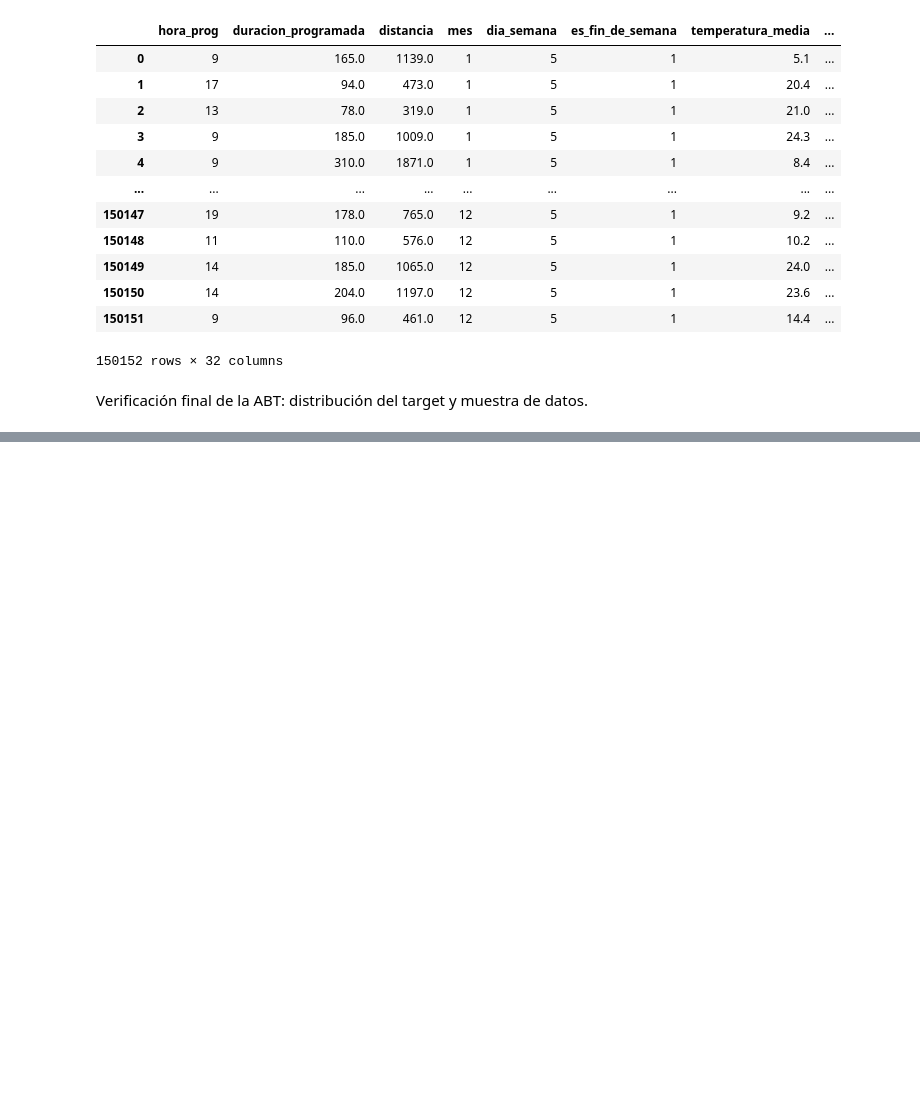
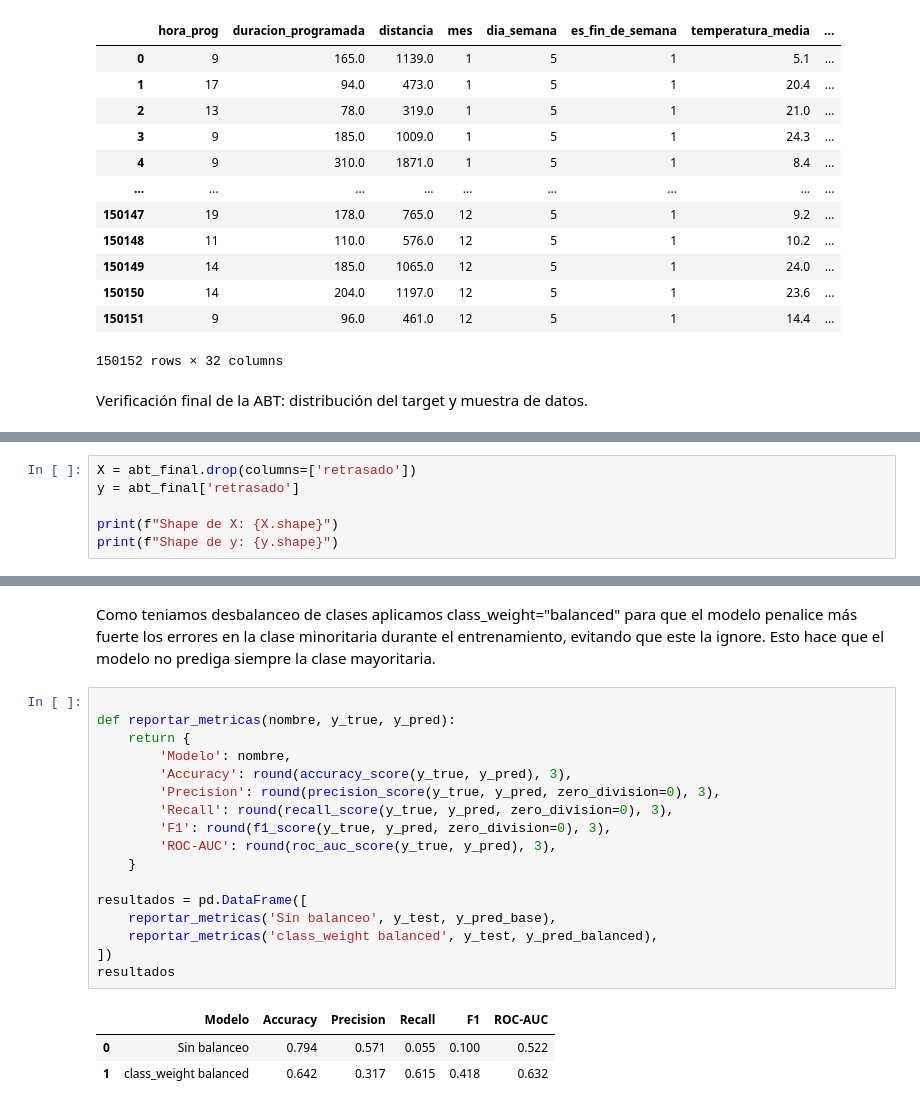
Before and after one commit to Guadacarro/TP_IA, a Jupyter notebook: tp.ipynb, the cells around one changed output, grey strips where cells are left out. Drawn from its saved outputs; the diff is of its cells as text; blank space fills up the shorter version.

```diff
--- a/tp.ipynb
+++ b/tp.ipynb
@@ -1079,0 +1124,6 @@ memory usage: 17.2 MB
+# %%
+X = abt_final.drop(columns=['retrasado'])
+y = abt_final['retrasado']
+
+print(f"Shape de X: {X.shape}")
+print(f"Shape de y: {y.shape}")
@@ -1079,0 +1182,23 @@ memory usage: 17.2 MB
+# %% [markdown]
+Como teniamos desbalanceo de clases aplicamos class_weight="balanced" para que el modelo penalice más fuerte los errores en la clase minoritaria durante el entrenamiento, evitando que este la ignore. Esto hace que el modelo no prediga siempre la clase mayoritaria.
+# %%
+
+def reportar_metricas(nombre, y_true, y_pred):
+    return {
+        'Modelo': nombre,
+        'Accuracy': round(accuracy_score(y_true, y_pred), 3),
+        'Precision': round(precision_score(y_true, y_pred, zero_division=0), 3),
+        'Recall': round(recall_score(y_true, y_pred, zero_division=0), 3),
+        'F1': round(f1_score(y_true, y_pred, zero_division=0), 3),
+        'ROC-AUC': round(roc_auc_score(y_true, y_pred), 3),
+    }
+
+resultados = pd.DataFrame([
+    reportar_metricas('Sin balanceo', y_test, y_pred_base),
+    reportar_metricas('class_weight balanced', y_test, y_pred_balanced),
+])
+resultados
+# %% [output]
+|  | Modelo | Accuracy | Precision | Recall | F1 | ROC-AUC |
+| 0 | Sin balanceo | 0.794 | 0.571 | 0.055 | 0.100 | 0.522 |
+| 1 | class_weight balanced | 0.642 | 0.317 | 0.615 | 0.418 | 0.632 |
```
Also changed, not shown: parts of 40 cells of this notebook.
